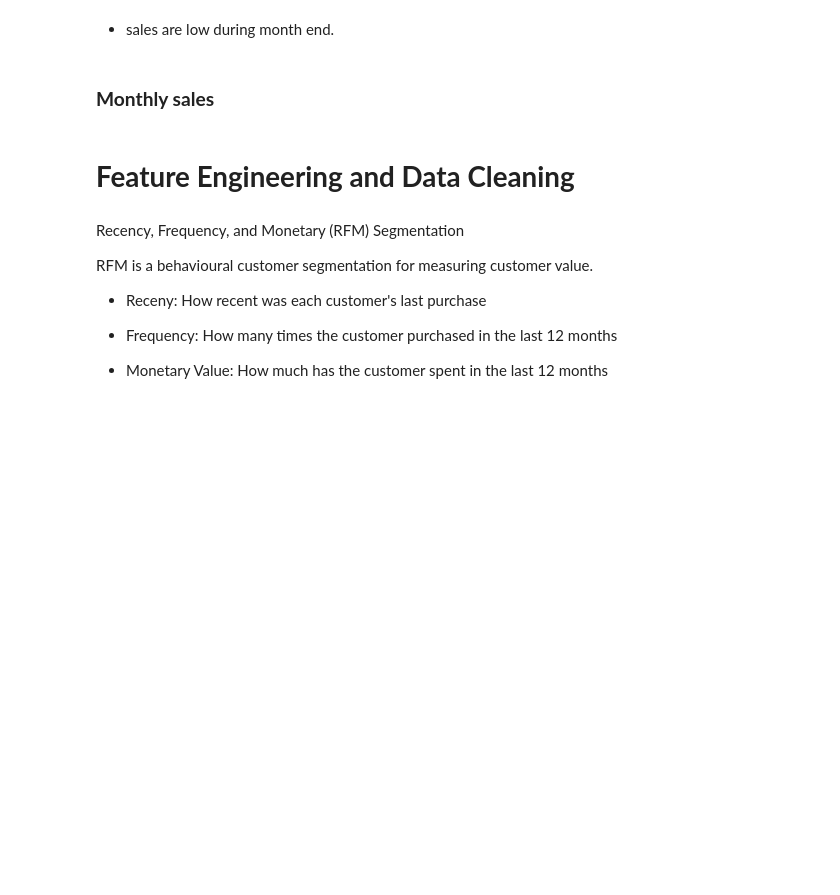
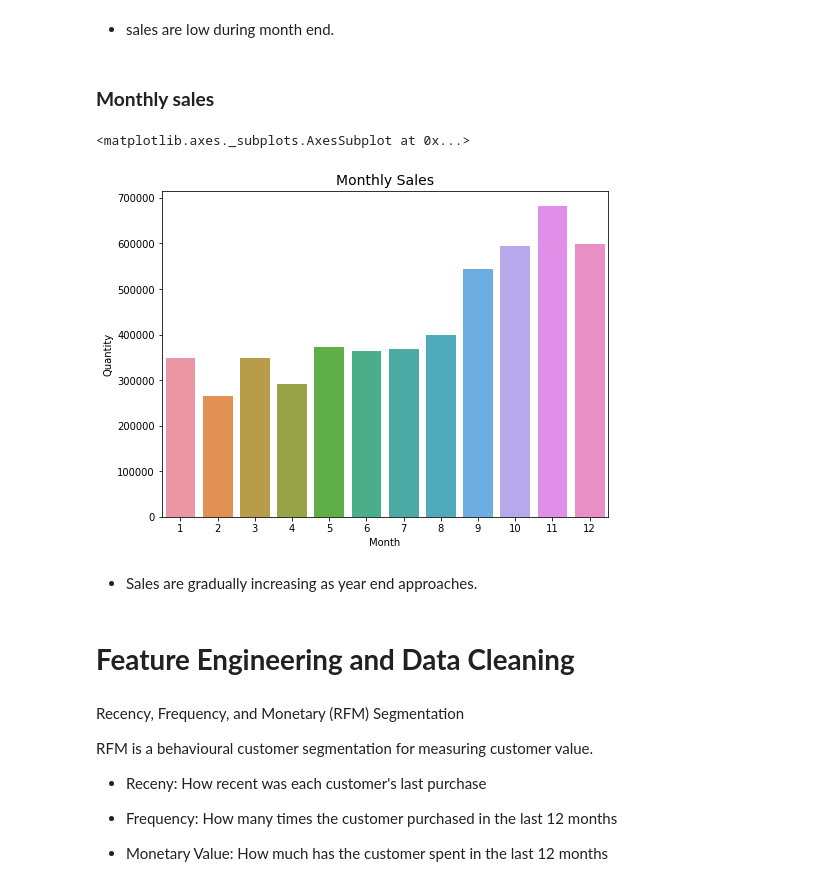
Before and after one commit to Deven876/Customer-Segmentation, a Jupyter notebook: Customer_Segmentation.ipynb, the cells around one changed output. Drawn from its saved outputs; the diff is of its cells as text; code cells hidden in the pictures; blank space fills up the shorter version.

Commit message:
monthly sales

```diff
--- a/Customer_Segmentation.ipynb
+++ b/Customer_Segmentation.ipynb
@@ -249,6 +249,16 @@ sns.barplot(daily_sales.index, daily_sales['Quantity'])
 - sales are low during month end.
 # %% [markdown]
 ### **Monthly sales**
+# %%
+monthly_sales = data[['Month', 'Quantity']].groupby('Month').sum()
+plt.figure(figsize=(8,6))
+plt.title("Monthly Sales", fontsize=14)
+sns.barplot(monthly_sales.index, monthly_sales['Quantity'])
+# %% [output]
+<matplotlib.axes._subplots.AxesSubplot at 0x...>
+[figure, added]
+# %% [markdown]
+- Sales are gradually increasing as year end approaches.
 # %% [markdown]
 # **Feature Engineering and Data Cleaning**
 # %%
```
